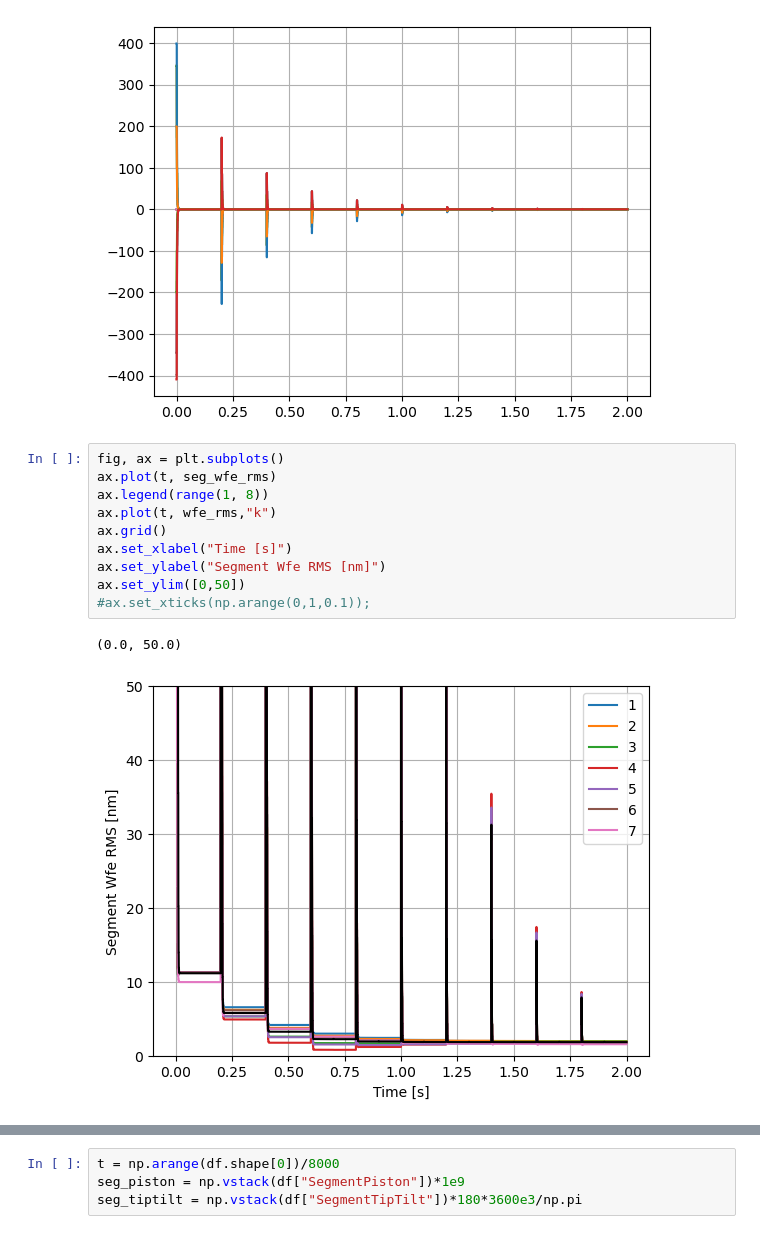
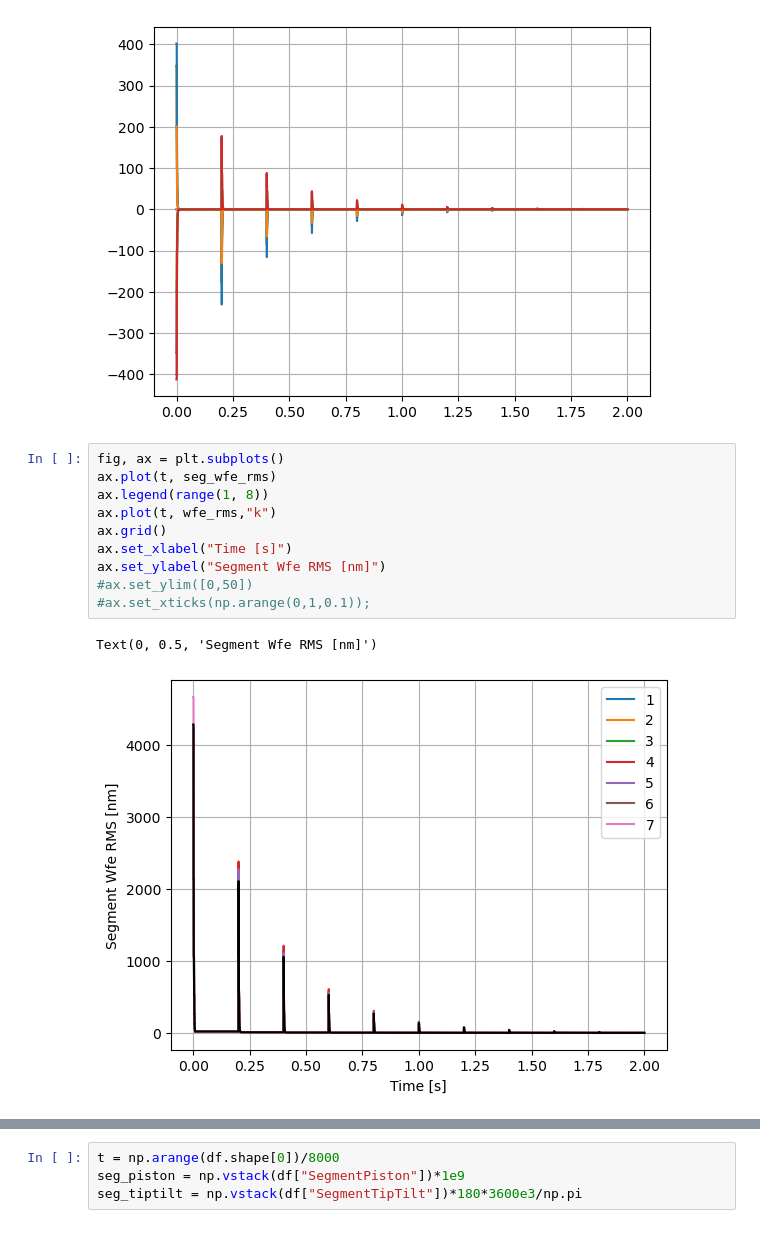
Before and after one commit to rodrigo-romano/dos-actors, a Jupyter notebook: grsim/active-optics/data/ngao.ipynb, the cells around one changed output, grey strips where cells are left out. Cells and saved outputs as stored; diff of their text form.

```diff
--- a/grsim/active-optics/data/ngao.ipynb
+++ b/grsim/active-optics/data/ngao.ipynb
@@ -79,16 +80,16 @@ ax.grid()
 # %%
 fig, ax = plt.subplots()
 ax.plot(t, seg_wfe_rms)
 ax.legend(range(1, 8))
 ax.plot(t, wfe_rms,"k")
 ax.grid()
 ax.set_xlabel("Time [s]")
 ax.set_ylabel("Segment Wfe RMS [nm]")
-ax.set_ylim([0,50])
+#ax.set_ylim([0,50])
 #ax.set_xticks(np.arange(0,1,0.1));
 # %% [output]
-(0.0, 50.0)
+Text(0, 0.5, 'Segment Wfe RMS [nm]')
-[figure, old version]
+[figure, new version]
 # %%
 df = pd.read_parquet("agws.parquet")
 df
```
Also changed, not shown: parts of 11 cells of this notebook, 8 other files.
